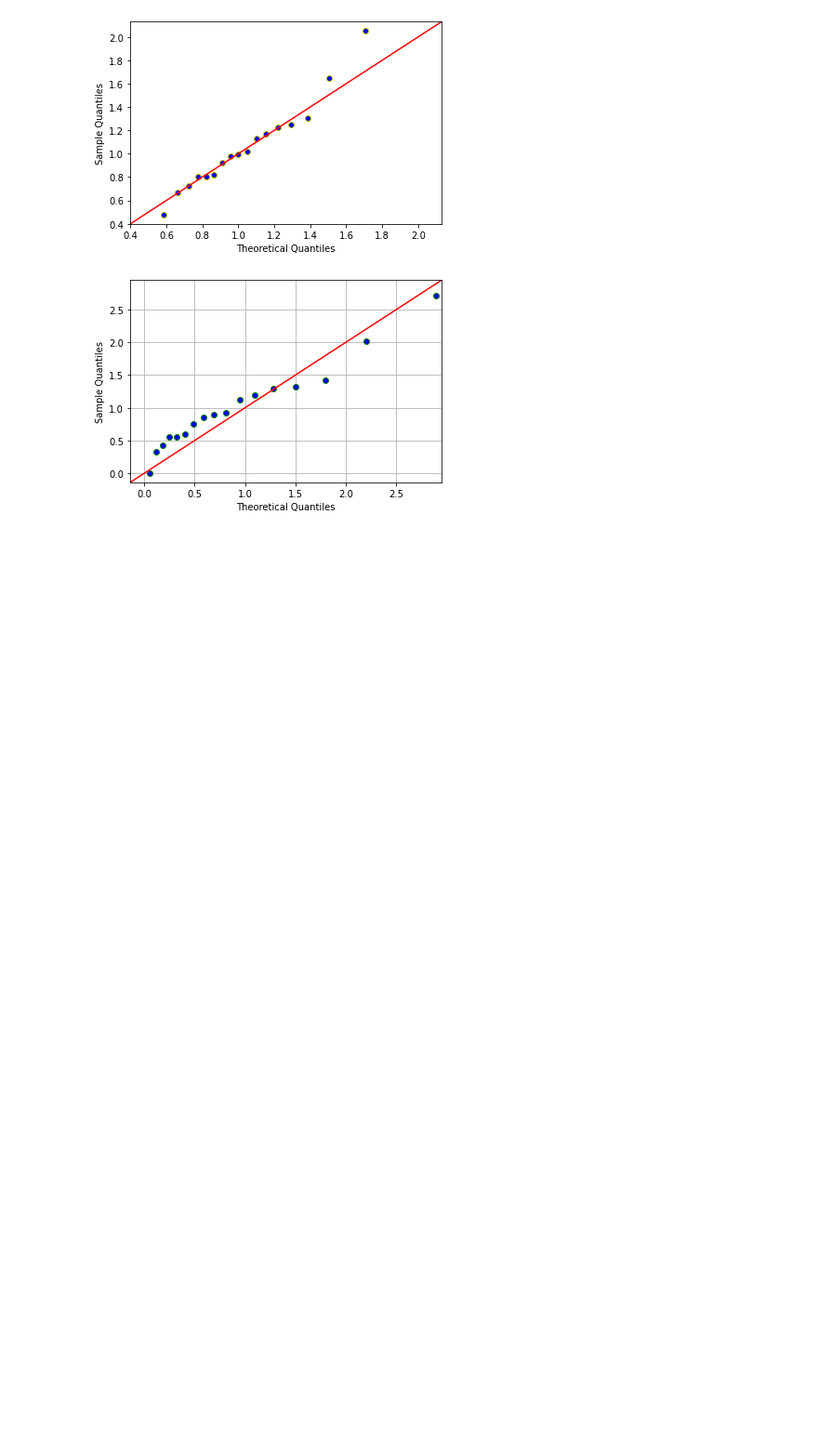
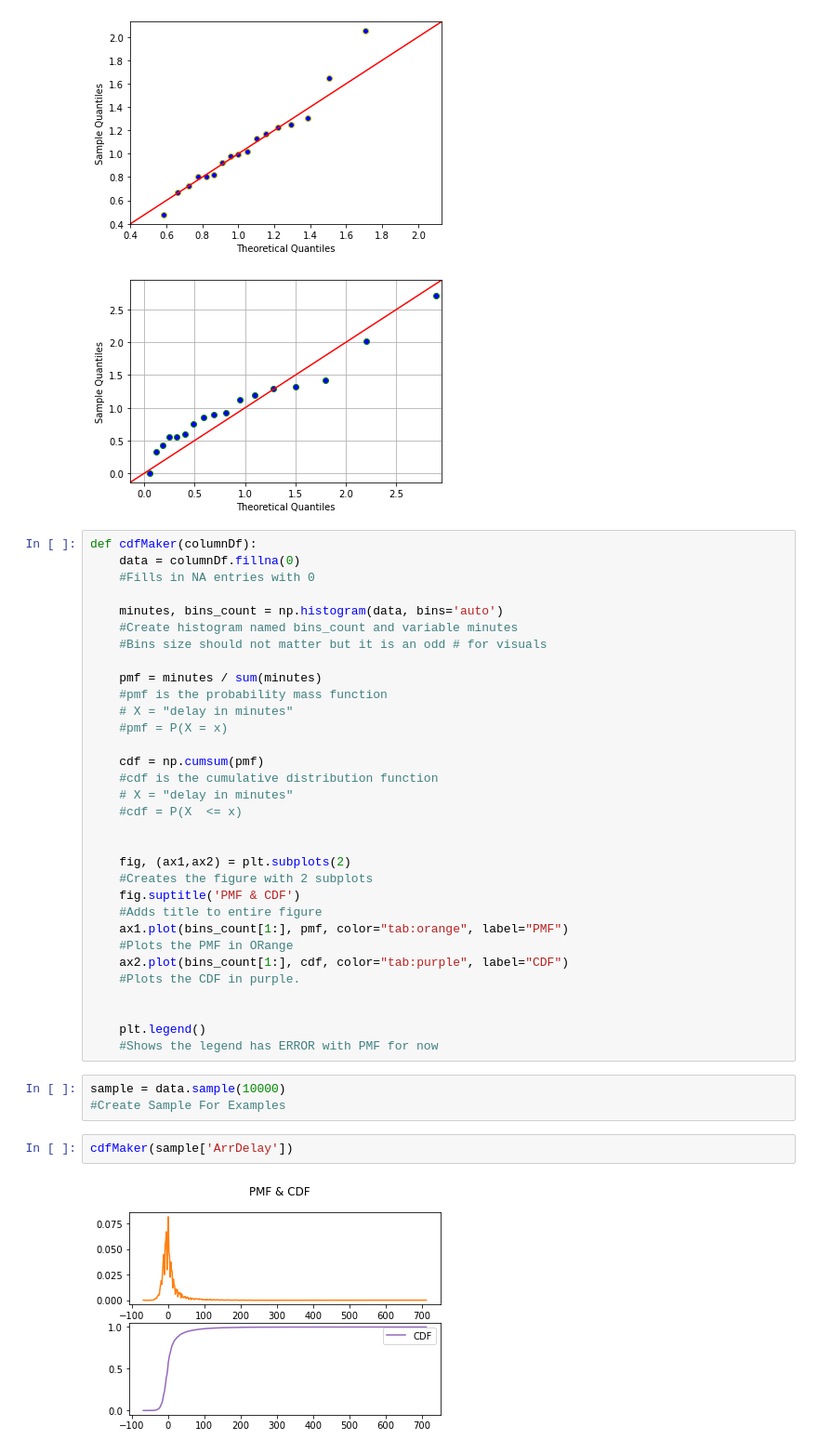
Before and after one commit to gabesUW/BDATA200Project_1, a Jupyter notebook: main.ipynb, the cells around one changed output. Shown: that part at 93% size. Saved outputs shown, nothing was run; the diff lists cells and outputs as text; blank space fills up the shorter version.

Commit message:
Updated the Main File with the CDF PMF Function
Have not added the correct formatting, it still needs to be done.

```diff
--- a/main.ipynb
+++ b/main.ipynb
@@ -162,3 +162,42 @@ DescribeResult(nobs=17, minmax=(-35.0, 47.0), mean=-4.764705882352941, variance=
 [figure]
 [figure]
 [figure]
+# %%
+def cdfMaker(columnDf):
+    data = columnDf.fillna(0)
+    #Fills in NA entries with 0
+
+    minutes, bins_count = np.histogram(data, bins='auto')
+    #Create histogram named bins_count and variable minutes
+    #Bins size should not matter but it is an odd # for visuals
+
+    pmf = minutes / sum(minutes)
+    #pmf is the probability mass function
+    # X = "delay in minutes"
+    #pmf = P(X = x)
+
+    cdf = np.cumsum(pmf)
+    #cdf is the cumulative distribution function
+    # X = "delay in minutes"
+    #cdf = P(X  <= x)
+
+
+    fig, (ax1,ax2) = plt.subplots(2)
+    #Creates the figure with 2 subplots
+    fig.suptitle('PMF & CDF')
+    #Adds title to entire figure
+    ax1.plot(bins_count[1:], pmf, color="tab:orange", label="PMF")
+    #Plots the PMF in ORange
+    ax2.plot(bins_count[1:], cdf, color="tab:purple", label="CDF")
+    #Plots the CDF in purple.
+
+
+    plt.legend()
+    #Shows the legend has ERROR with PMF for now
+# %%
+sample = data.sample(10000)
+#Create Sample For Examples
+# %%
+cdfMaker(sample['ArrDelay'])
+# %% [output]
+[figure, added]
```
Also changed, not shown: parts of 1 cell of this notebook.
